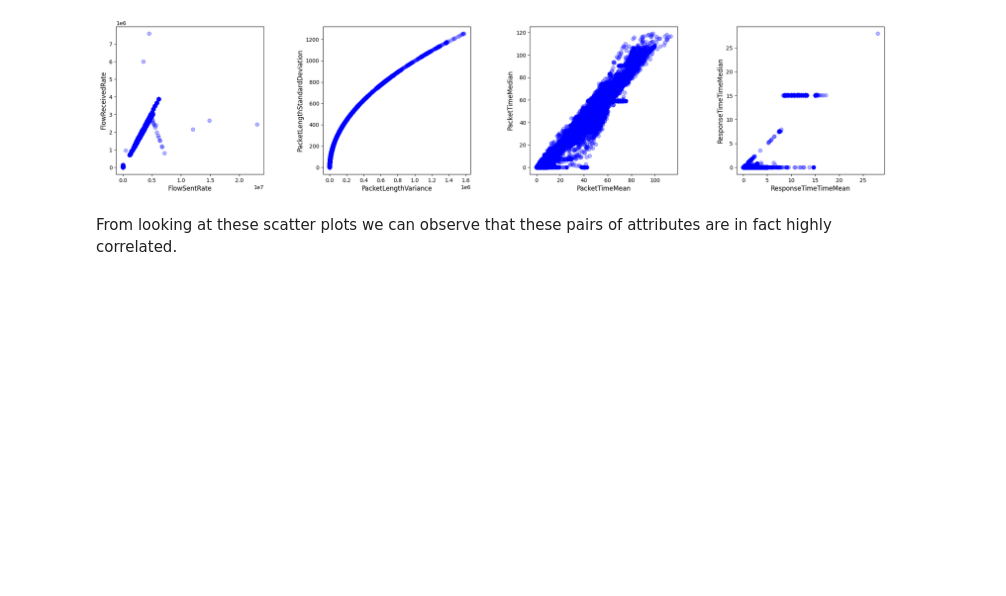
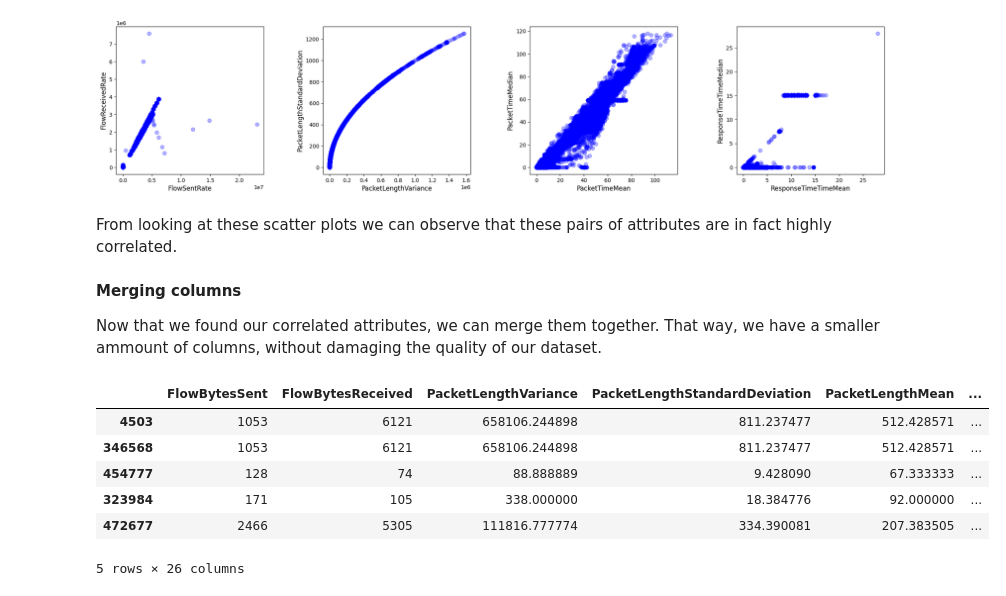
Before and after one commit to vmup2021/DoHtpp, a Jupyter notebook: main.ipynb, the cells around one changed output. Saved outputs shown, nothing was run; the diff lists cells and outputs as text; code cells hidden in the pictures; blank space fills up the shorter version.

```diff
--- a/main.ipynb
+++ b/main.ipynb
@@ -163,7 +169,8 @@ neg = df[df['Label'] == 1]
 df_pos = pos.sample(negativos)
 df_res = pd.concat([df_pos, neg], axis=0)
 df_res.head()
-pos_rat, neg_rat = df_res['Label'].value_counts(1)
+df = df_res
+pos_rat, neg_rat = df['Label'].value_counts(1)
 print("Benign rate: ", pos_rat, "\nMalicious rate: ", neg_rat)
 # %% [output]
 Benign rate:  0.5
@@ -216,3 +223,29 @@ for i, cols in enumerate(corr_attr):
 [figure]
 # %% [markdown]
 From looking at these scatter plots we can observe that these pairs of attributes are in fact highly correlated.
+# %% [markdown]
+**Merging columns**
+
+Now that we found our correlated attributes, we can merge them together. That way, we have a smaller ammount of columns, without damaging the quality of our dataset.
+# %%
+df_merge = df.copy()
+
+df_merge['FlowRecRate/FlowSentRate'] = df_merge['FlowReceivedRate'] / df_merge['FlowSentRate']
+#df_merge['PacketLenStd/PacketLenVar'] = df_merge['PacketLengthStandardDeviation'] / df_merge['PacketLengthVariance']
+#df_merge['PacketLenVar/PacketLenStd'] = df_merge['PacketLengthVariance'] / df_merge['PacketLengthStandardDeviation']
+df_merge['PacketTMedian/PacketTMean'] = df_merge['PacketTimeMedian'] / df_merge['PacketTimeMean']
+df_merge['ResponseTimeTMedian/ResponseTimeTMean'] = df_merge['ResponseTimeTimeMedian'] / df_merge['ResponseTimeTimeMean']
+
+#df_merge = df_merge.drop(['FlowReceivedRate', 'FlowSentRate', 'PacketLengthStandardDeviation', 'PacketLengthVariance', 'ResponseTimeTimeMedian', 'ResponseTimeTimeMean', 'PacketTimeMean', 'PacketTimeMedian'], axis='columns')
+df_merge = df_merge.drop(['FlowReceivedRate', 'FlowSentRate', 'ResponseTimeTimeMedian', 'ResponseTimeTimeMean', 'PacketTimeMean', 'PacketTimeMedian'], axis='columns')
+
+
+df_merge.head()
+# %% [output]
+|  | FlowBytesSent | FlowBytesReceived | PacketLengthVariance | PacketLengthStandardDeviation | PacketLengthMean | ... |
+| 4503 | 1053 | 6121 | 658106.244898 | 811.237477 | 512.428571 | ... |
+| 346568 | 1053 | 6121 | 658106.244898 | 811.237477 | 512.428571 | ... |
+| 454777 | 128 | 74 | 88.888889 | 9.428090 | 67.333333 | ... |
+| 323984 | 171 | 105 | 338.000000 | 18.384776 | 92.000000 | ... |
+| 472677 | 2466 | 5305 | 111816.777774 | 334.390081 | 207.383505 | ... |
+5 rows × 26 columns
```
Also changed, not shown: parts of 20 cells of this notebook.
